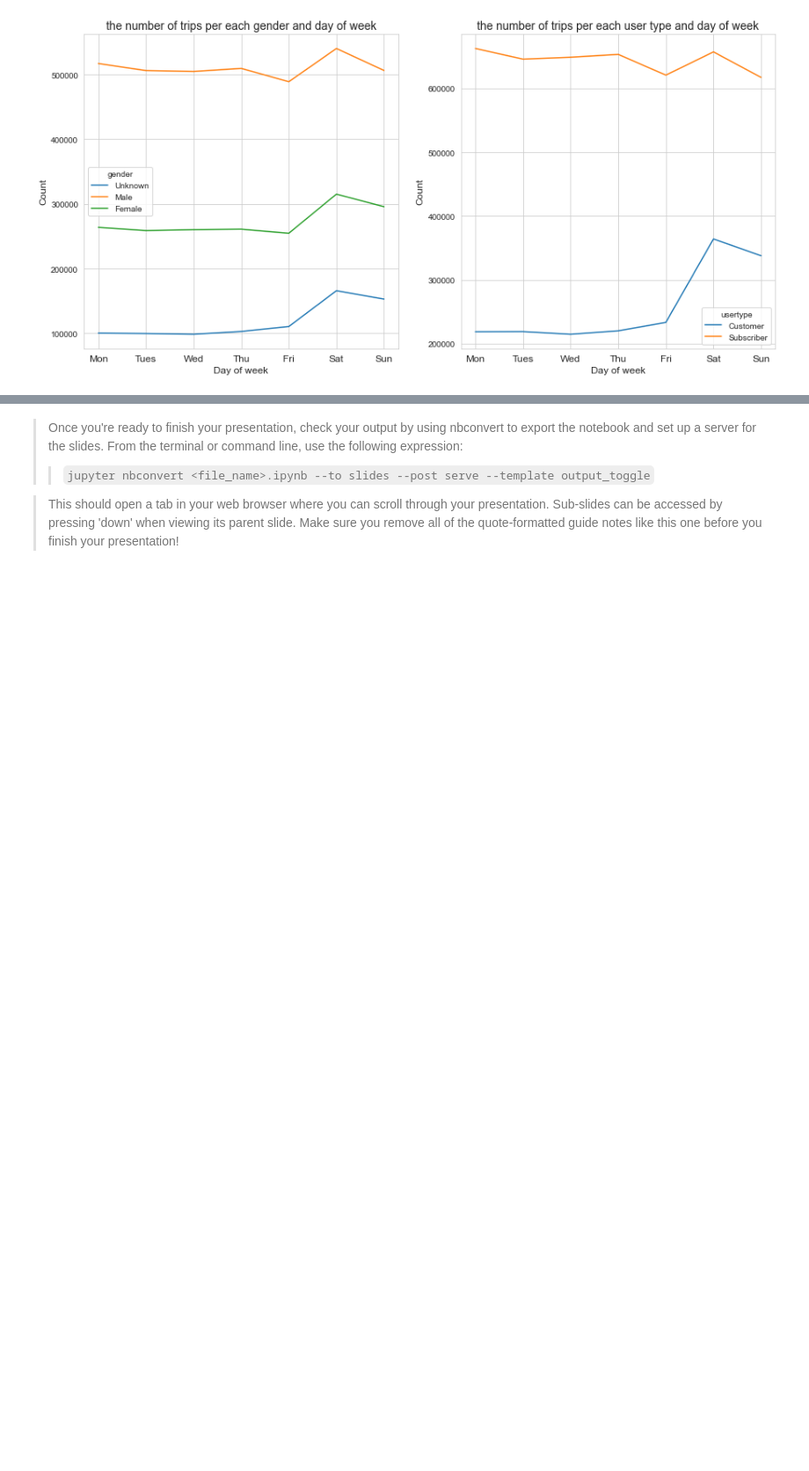
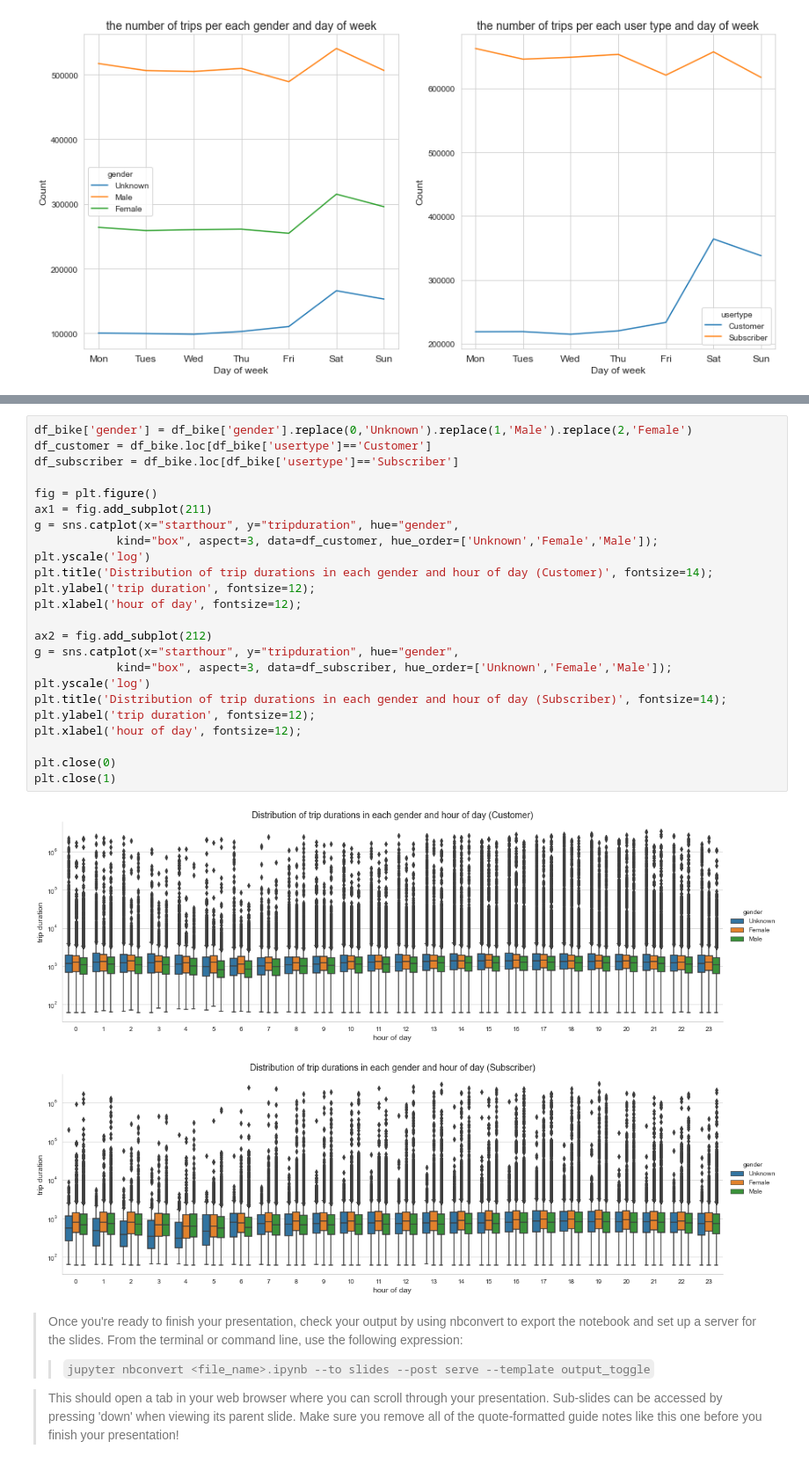
Before and after one commit to Aete/DAND_data_visualization, a Jupyter notebook: slide_deck.ipynb, the cells around one changed output, grey strips where cells are left out. Shown at 88% size. Drawn from its saved outputs; the diff is of its cells as text; blank space fills up the shorter version.

```diff
--- a/slide_deck.ipynb
+++ b/slide_deck.ipynb
@@ -81,3 +98,30 @@ plt.ylabel('Count', fontsize=12);
+# %%
+df_bike['gender'] = df_bike['gender'].replace(0,'Unknown').replace(1,'Male').replace(2,'Female')
+df_customer = df_bike.loc[df_bike['usertype']=='Customer']
+df_subscriber = df_bike.loc[df_bike['usertype']=='Subscriber']
+
+fig = plt.figure()
+ax1 = fig.add_subplot(211)
+g = sns.catplot(x="starthour", y="tripduration", hue="gender",
+            kind="box", aspect=3, data=df_customer, hue_order=['Unknown','Female','Male']);
+plt.yscale('log')
+plt.title('Distribution of trip durations in each gender and hour of day (Customer)', fontsize=14);
+plt.ylabel('trip duration', fontsize=12);
+plt.xlabel('hour of day', fontsize=12);
+
+ax2 = fig.add_subplot(212)
+g = sns.catplot(x="starthour", y="tripduration", hue="gender",
+            kind="box", aspect=3, data=df_subscriber, hue_order=['Unknown','Female','Male']);
+plt.yscale('log')
+plt.title('Distribution of trip durations in each gender and hour of day (Subscriber)', fontsize=14);
+plt.ylabel('trip duration', fontsize=12);
+plt.xlabel('hour of day', fontsize=12);
+
+plt.close(0)
+plt.close(1)
+# %% [output]
+[figure, added]
+[figure, added]
 # %% [markdown]
 > Once you're ready to finish your presentation, check your output by using
 nbconvert to export the notebook and set up a server for the slides. From the
```
Also changed, not shown: parts of 9 cells of this notebook, 4 other files.
